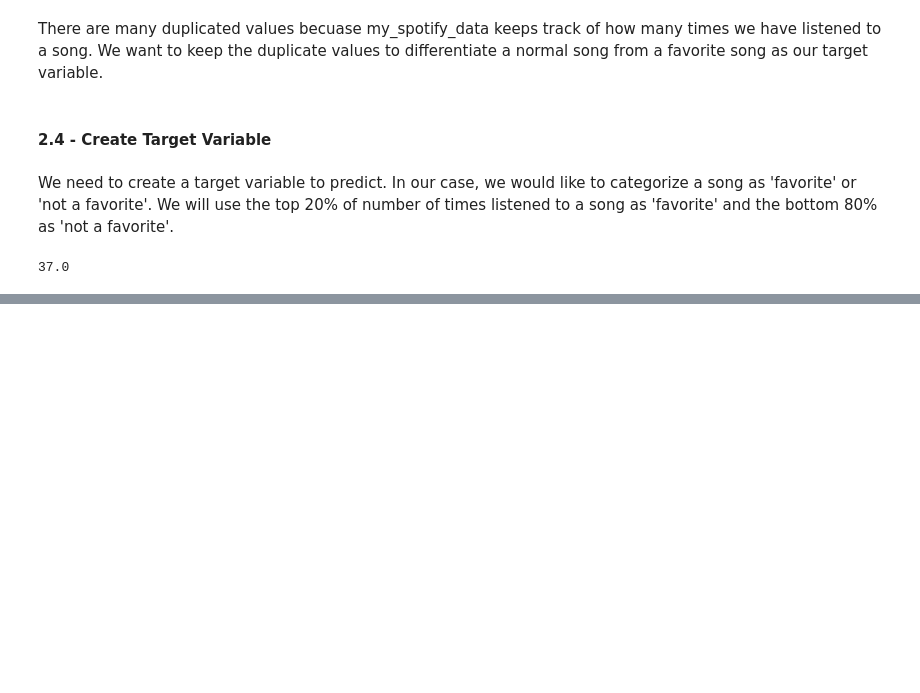
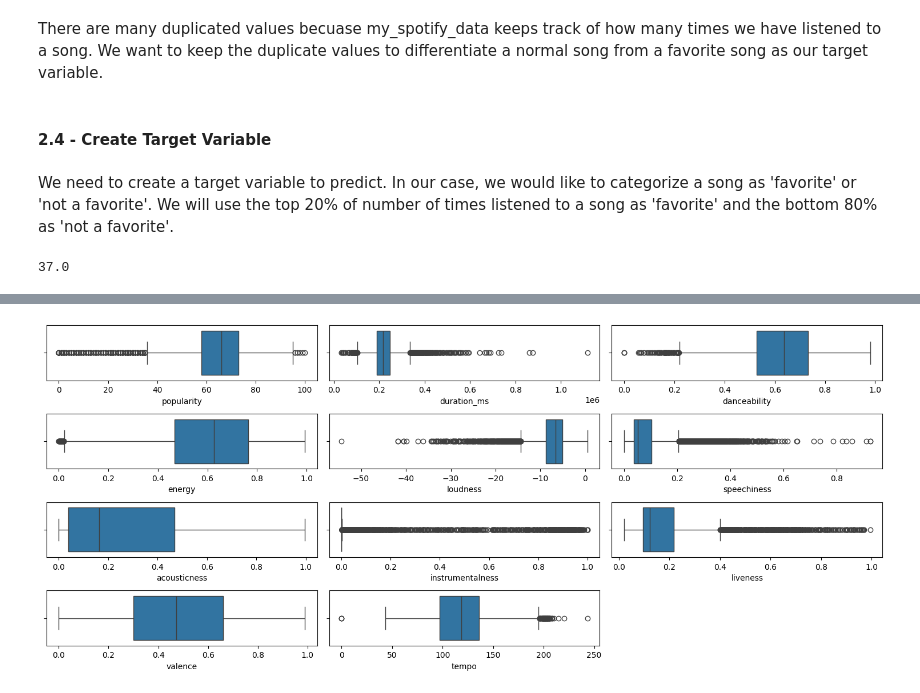
Before and after one commit to isacmlee/song-recommender, a Jupyter notebook: song-recommender.ipynb, the cells around one changed output, grey strips where cells are left out. Saved outputs shown, nothing was run; the diff lists cells and outputs as text; code cells hidden in the pictures; blank space fills up the shorter version.

```diff
--- a/song-recommender.ipynb
+++ b/song-recommender.ipynb
@@ -207,0 +290,22 @@ track_freq['favorite_song'] = track_freq['track_freq'].apply(lambda x: favorite_
+# %%
+cols = 3
+rows = 6
+num_cols = data.select_dtypes(exclude='object').columns
+num_cols = list(num_cols)
+num_cols.remove('favorite_song')
+num_cols.remove('mode')
+num_cols.remove('explicit')
+num_cols.remove('key')
+num_cols.remove('time_signature')
+
+fig = plt.figure(figsize= (15,9))
+for i, col in enumerate(num_cols):
+
+    ax=fig.add_subplot( rows, cols, i+1)
+
+    sns.boxplot(x=data[col], ax=ax)
+
+fig.tight_layout()
+plt.show()
+# %% [output]
+[figure, added]
```
Also changed, not shown: parts of 15 cells of this notebook.
